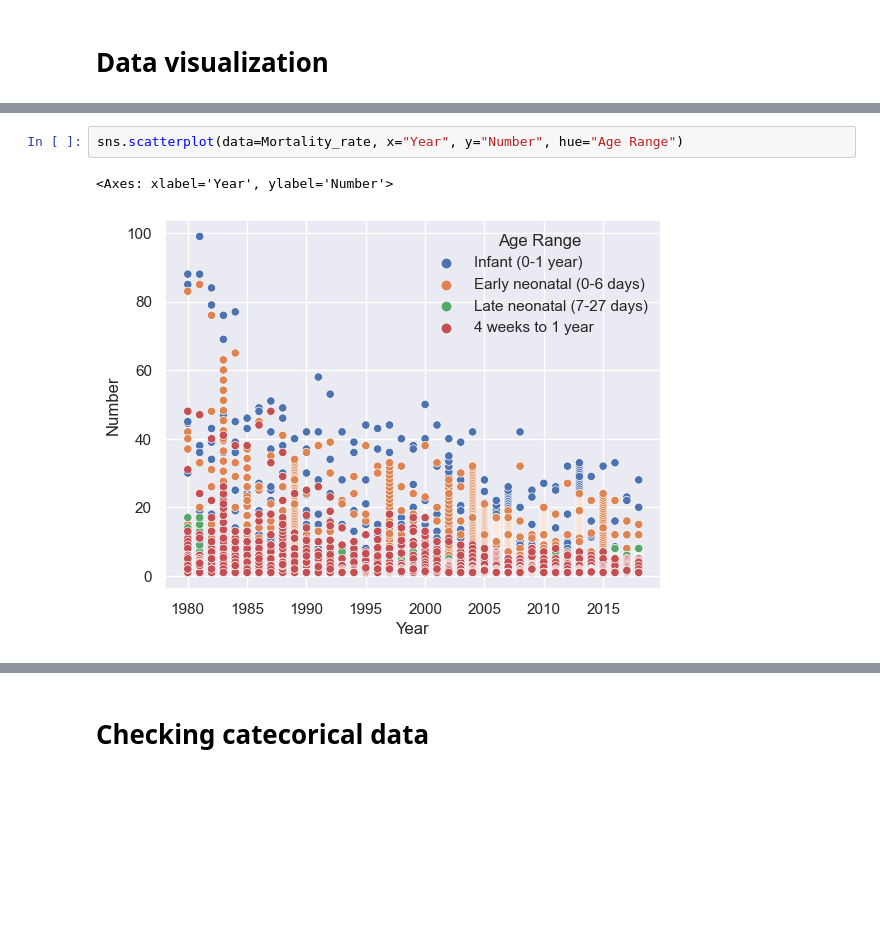
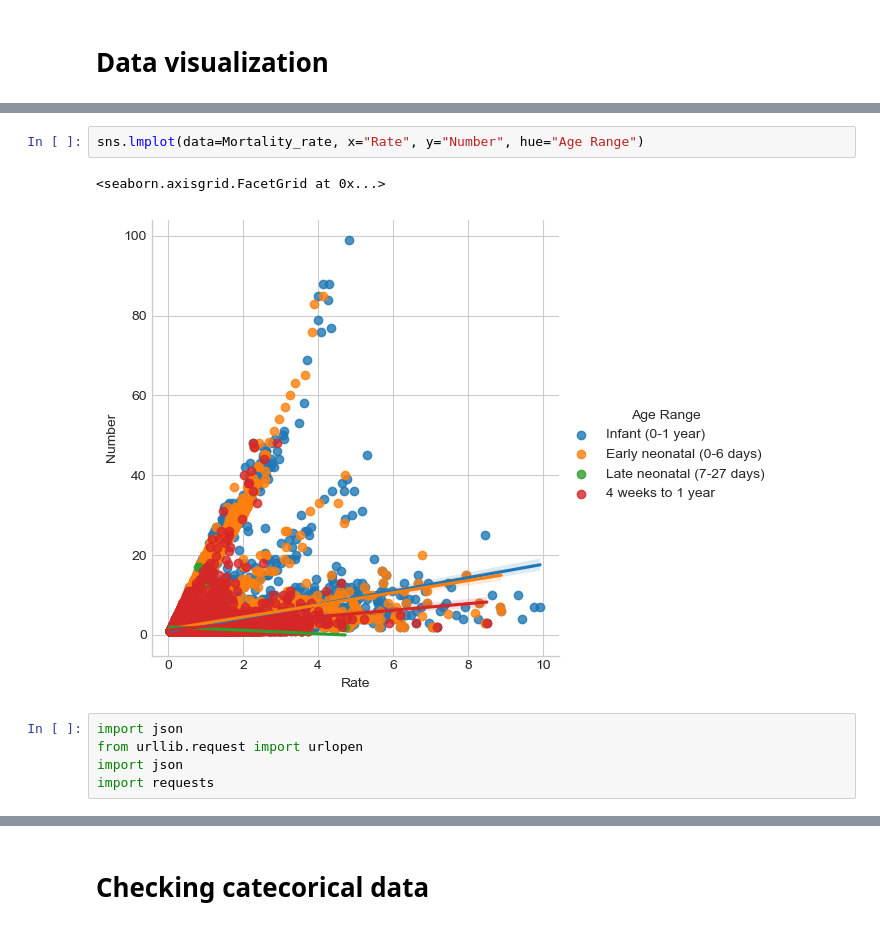
Before and after one commit to Paolacrir/CA1, a Jupyter notebook: Infant and Neonatal Mortality.ipynb, the cells around one changed output, grey strips where cells are left out. Cells and saved outputs as stored; diff of their text form; blank space fills up the shorter version.

```diff
--- a/Infant and Neonatal Mortality.ipynb
+++ b/Infant and Neonatal Mortality.ipynb
@@ -458,5 +479,10 @@ plt.show()
 # %%
-sns.scatterplot(data=Mortality_rate, x="Year", y="Number", hue="Age Range")
+sns.lmplot(data=Mortality_rate, x="Rate", y="Number", hue="Age Range")
 # %% [output]
-<Axes: xlabel='Year', ylabel='Number'>
+<seaborn.axisgrid.FacetGrid at 0x...>
-[figure, old version]
+[figure, new version]
+# %%
+import json
+from urllib.request import urlopen
+import json
+import requests
```
Also changed, not shown: parts of 33 cells of this notebook.
